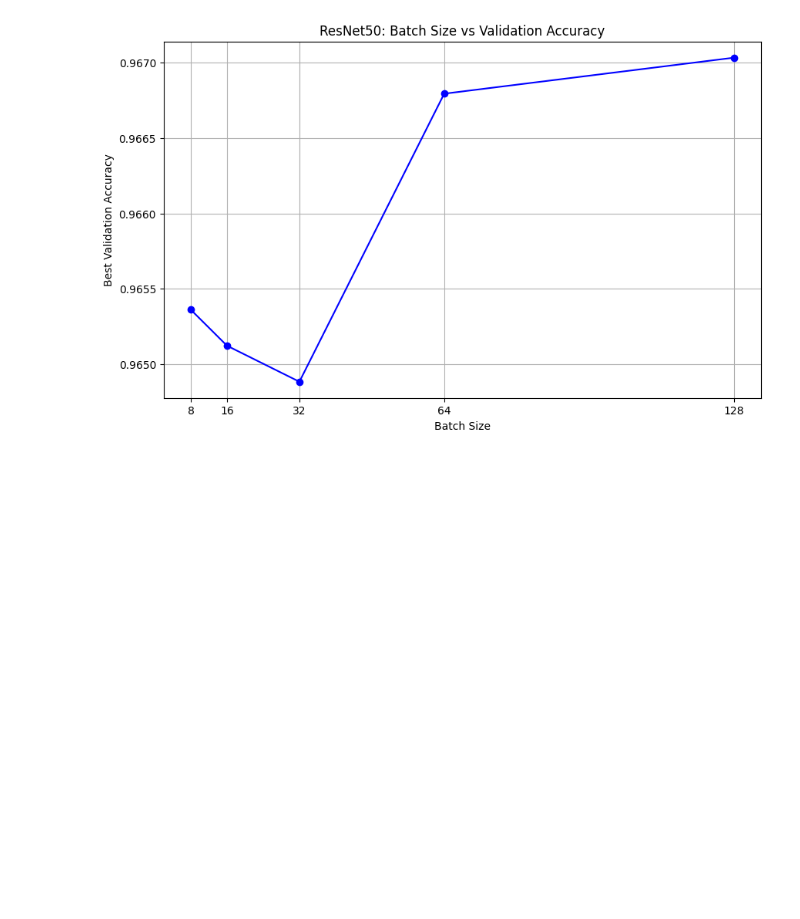
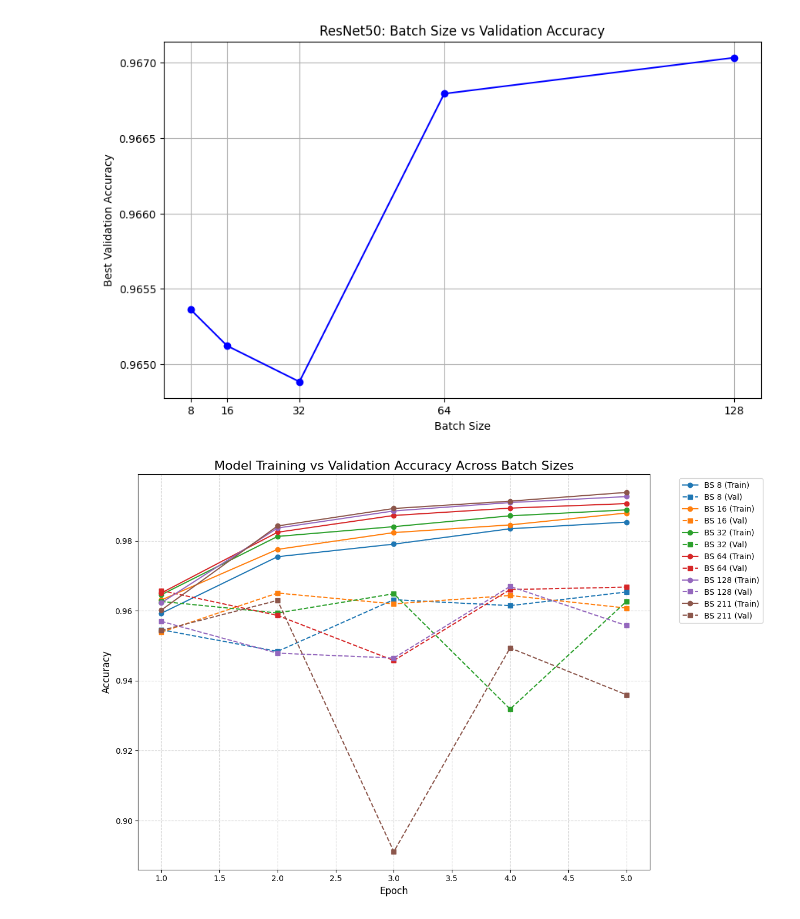
Before and after one commit to furkan-uzmez/ml-experiments, a Jupyter notebook: batchsize/main.ipynb, the cells around one changed output. Drawn from its saved outputs; the diff is of its cells as text; code cells hidden in the pictures; blank space fills up the shorter version.

Commit message:
add plot for generilization gap with different batch size

```diff
--- a/batchsize/main.ipynb
+++ b/batchsize/main.ipynb
@@ -431,3 +431,63 @@ else:
     print("No successful experiments to visualize.")
 # %% [output]
 [figure]
+# %%
+import os
+import re
+import matplotlib.pyplot as plt
+
+# Visualization of Accuracy from Logs (Combined)
+log_dir = os.path.join(PROJECT_ROOT, 'logs')
+log_files = [f for f in os.listdir(log_dir) if f.startswith('resnet50_bs') and f.endswith('.log')]
+
+results = {}
+
+for filename in log_files:
+    bs_match = re.search(r'bs(\d+)', filename)
+    if not bs_match: continue
+    bs = int(bs_match.group(1))
+
+    with open(os.path.join(log_dir, filename), 'r') as f:
+        content = f.read()
+
+    # Split by "Training started." and take the last run
+    runs = content.split("Training started.")
+    if len(runs) < 2: continue
+    last_run = runs[-1]
+
+    epochs = re.findall(r'Epoch \[(\d+)/\d+\]', last_run)
+    train_accs = re.findall(r'Train Acc: ([\d.]+)', last_run)
+    val_accs = re.findall(r'Val\s+Acc: ([\d.]+)', last_run)
+
+    if epochs and train_accs and val_accs:
+        min_len = min(len(epochs), len(train_accs), len(val_accs))
+        results[bs] = {
+            'epochs': [int(e) for e in epochs[:min_len]],
+            'train_acc': [float(x) for x in train_accs[:min_len]],
+            'val_acc': [float(x) for x in val_accs[:min_len]]
+        }
+
+# Sorting results by batch size
+sorted_bs = sorted(results.keys())
+
+plt.figure(figsize=(12, 8))
+colors = plt.cm.tab10(range(len(sorted_bs)))
+
+for i, bs in enumerate(sorted_bs):
+    color = colors[i]
+    # Training Accuracy - Solid line
+    plt.plot(results[bs]['epochs'], results[bs]['train_acc'],
+             marker='o', linestyle='-', color=color, label=f'BS {bs} (Train)')
+    # Validation Accuracy - Dashed line
+    plt.plot(results[bs]['epochs'], results[bs]['val_acc'],
+             marker='s', linestyle='--', color=color, label=f'BS {bs} (Val)')
+
+plt.title('Model Training vs Validation Accuracy Across Batch Sizes', fontsize=16)
+plt.xlabel('Epoch', fontsize=12)
+plt.ylabel('Accuracy', fontsize=12)
+plt.legend(bbox_to_anchor=(1.05, 1), loc='upper left')
+plt.grid(True, which='both', linestyle='--', alpha=0.5)
+plt.tight_layout()
+plt.show()
+# %% [output]
+[figure, added]
```
